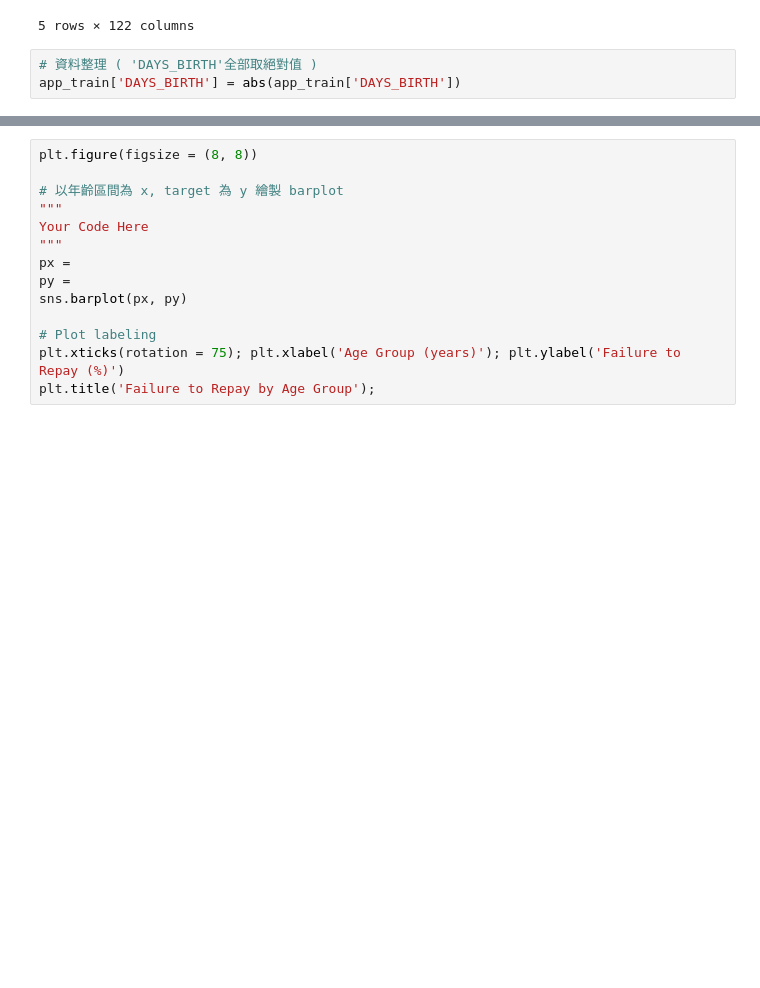
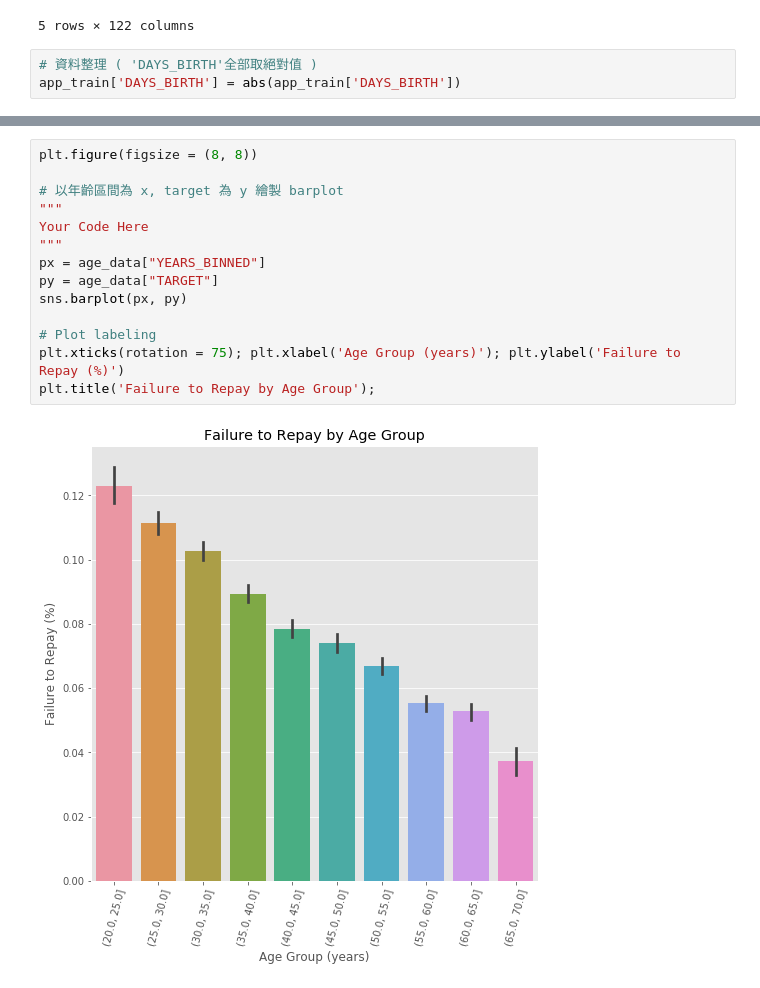
Before and after one commit to jujuying/2nd-ML100Days, a Jupyter notebook: homework/Day_011_HW.ipynb, the cells around one changed output, grey strips where cells are left out. Saved outputs shown, nothing was run; the diff lists cells and outputs as text; blank space fills up the shorter version.

```diff
--- a/homework/Day_011_HW.ipynb
+++ b/homework/Day_011_HW.ipynb
@@ -120,14 +120,16 @@ age_groups
 # %%
 plt.figure(figsize = (8, 8))
 
 # 以年齡區間為 x, target 為 y 繪製 barplot
 """
 Your Code Here
 """
-px =
-py =
+px = age_data["YEARS_BINNED"]
+py = age_data["TARGET"]
 sns.barplot(px, py)
 
 # Plot labeling
 plt.xticks(rotation = 75); plt.xlabel('Age Group (years)'); plt.ylabel('Failure to Repay (%)')
 plt.title('Failure to Repay by Age Group');
+# %% [output]
+[figure, added]
```
Also changed, not shown: parts of 4 cells of this notebook.
